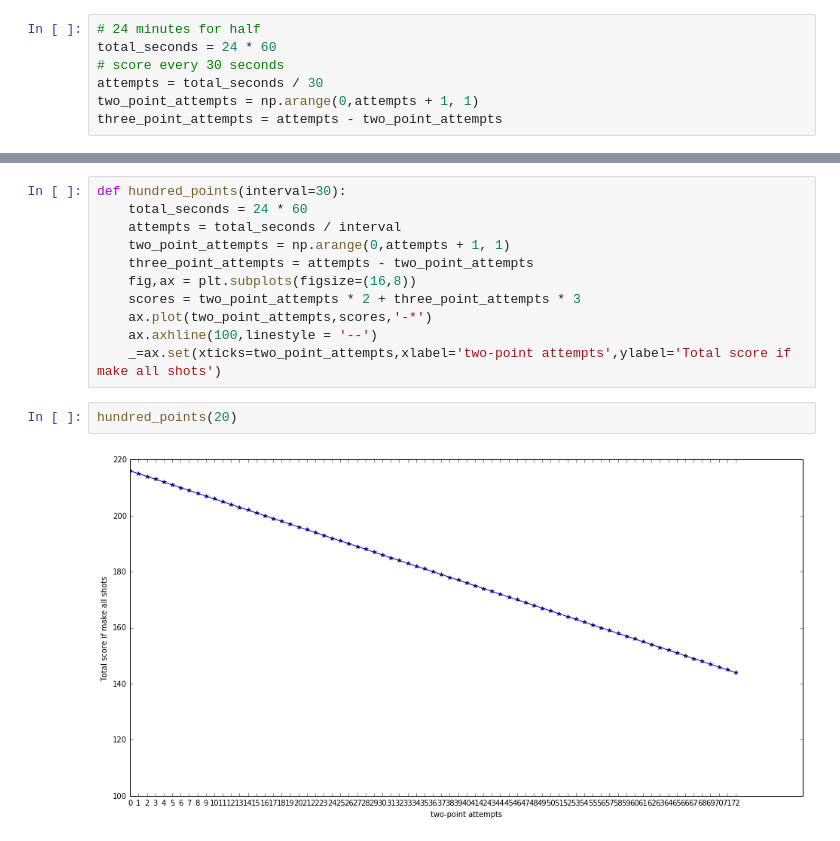
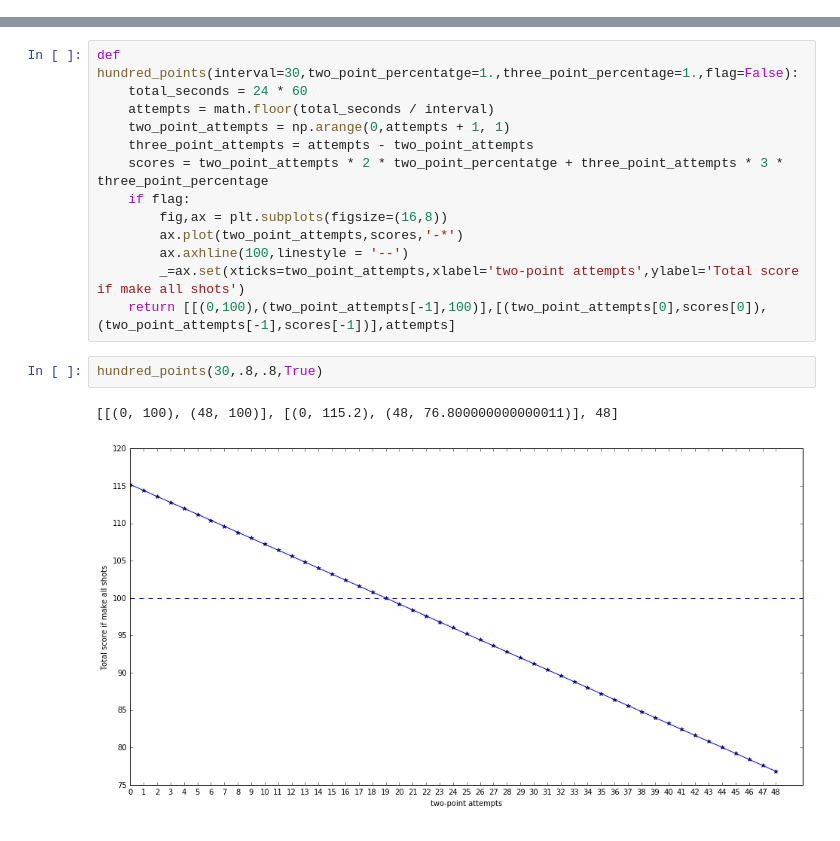
Before and after one commit to nmningmei/intuitive_probability_games, a Jupyter notebook: How can a NBA team get 100 points in just half of the game.ipynb, the cells around one changed output, grey strips where cells are left out. Saved outputs shown, nothing was run; the diff lists cells and outputs as text.

```diff
--- a/How can a NBA team get 100 points in just half of the game.ipynb
+++ b/How can a NBA team get 100 points in just half of the game.ipynb
@@ -5,7 +5,0 @@ import matplotlib.pyplot as plt
-# %%
-# 24 minutes for half
-total_seconds = 24 * 60
-# score every 30 seconds
-attempts = total_seconds / 30
-two_point_attempts = np.arange(0,attempts + 1, 1)
-three_point_attempts = attempts - two_point_attempts
@@ -19,18 +6,21 @@ _=ax.set(xticks=two_point_attempts)
 # %%
-def hundred_points(interval=30):
+def hundred_points(interval=30,two_point_percentatge=1.,three_point_percentage=1.,flag=False):
     total_seconds = 24 * 60
-    attempts = total_seconds / interval
+    attempts = math.floor(total_seconds / interval)
     two_point_attempts = np.arange(0,attempts + 1, 1)
     three_point_attempts = attempts - two_point_attempts
-    fig,ax = plt.subplots(figsize=(16,8))
-    scores = two_point_attempts * 2 + three_point_attempts * 3
-    ax.plot(two_point_attempts,scores,'-*')
-    ax.axhline(100,linestyle = '--')
-    _=ax.set(xticks=two_point_attempts,xlabel='two-point attempts',ylabel='Total score if make all shots')
+    scores = two_point_attempts * 2 * two_point_percentatge + three_point_attempts * 3 * three_point_percentage
+    if flag:
+        fig,ax = plt.subplots(figsize=(16,8))
+        ax.plot(two_point_attempts,scores,'-*')
+        ax.axhline(100,linestyle = '--')
+        _=ax.set(xticks=two_point_attempts,xlabel='two-point attempts',ylabel='Total score if make all shots')
+    return [[(0,100),(two_point_attempts[-1],100)],[(two_point_attempts[0],scores[0]),(two_point_attempts[-1],scores[-1])],attempts]
-# %%
-hundred_points(20)
-# %% [output]
-[figure, removed]
+# %%
+hundred_points(30,.8,.8,True)
+# %% [output]
+[[(0, 100), (48, 100)], [(0, 115.2), (48, 76.800000000000011)], 48]
+[figure, added]
 # %%
 def line_intersection(line1, line2):
     xdiff = (line1[0][0] - line1[1][0], line2[0][0] - line2[1][0])
```
Also changed, not shown: parts of 12 cells of this notebook.
